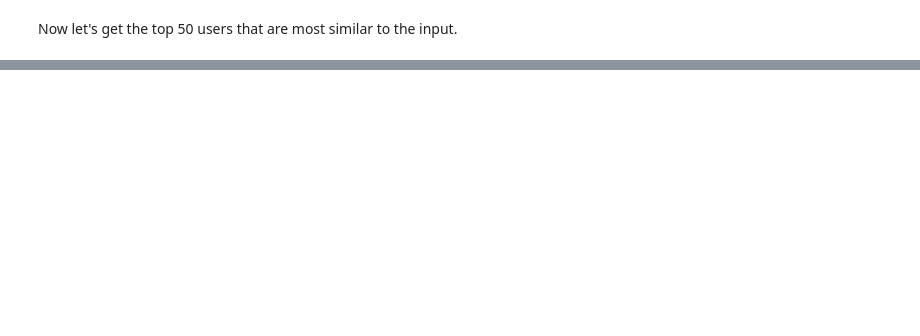
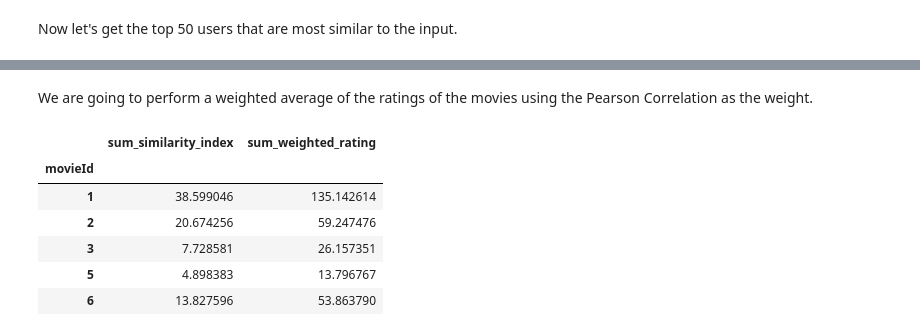
Before and after one commit to GrasieleDosSantos/recommender_system, a Jupyter notebook: recommender_system.ipynb, the cells around one changed output, grey strips where cells are left out. Saved outputs shown, nothing was run; the diff lists cells and outputs as text; code cells hidden in the pictures; blank space fills up the shorter version.

```diff
--- a/recommender_system.ipynb
+++ b/recommender_system.ipynb
@@ -208,0 +219,17 @@ Now we are at the point where we can recommend movies to the input user.
+# %% [markdown]
+We are going to perform a weighted average of the ratings of the movies using the Pearson Correlation as the weight.
+# %%
+#Multiplies the similarity by the user's ratings
+top_users_rating['weighted_rating'] = top_users_rating['similarityindex']*top_users_rating['rating']
+#Applies a sum to the top_users after grouping it up by userId
+temp_top_users_rating = top_users_rating.groupby('movieId').sum()[['similarityindex','weighted_rating']]
+temp_top_users_rating.columns = ['sum_similarity_index','sum_weighted_rating']
+temp_top_users_rating.head()
+# %% [output]
+|  | sum_similarity_index | sum_weighted_rating |
+| movieId |  |  |
+| 1 | 38.599046 | 135.142614 |
+| 2 | 20.674256 | 59.247476 |
+| 3 | 7.728581 | 26.157351 |
+| 5 | 4.898383 | 13.796767 |
+| 6 | 13.827596 | 53.863790 |
```
Also changed, not shown: parts of 11 cells of this notebook.
